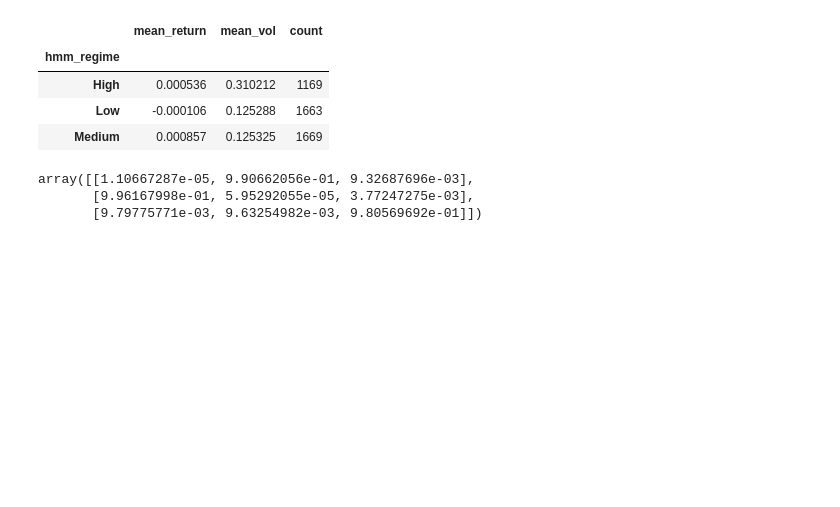
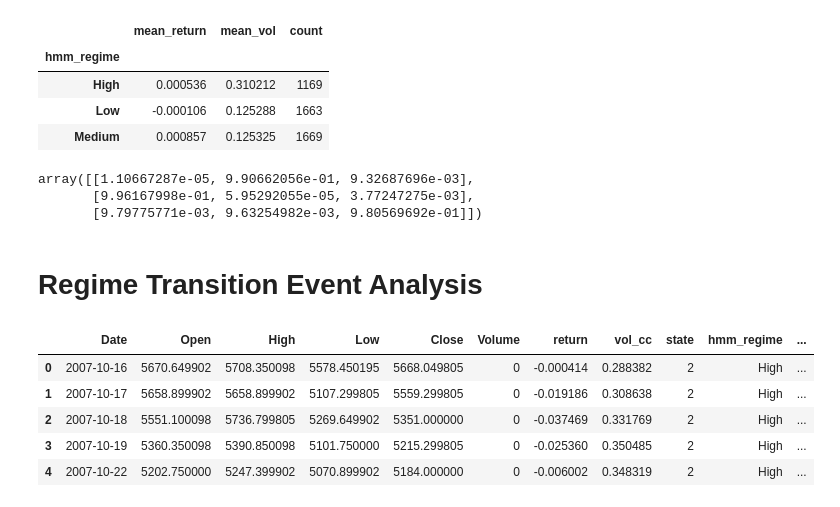
Before and after one commit to Anaemos/Vorticity, a Jupyter notebook: notebooks_02/regime_transition_analysis.ipynb, the cells around one changed output. Drawn from its saved outputs; the diff is of its cells as text; code cells hidden in the pictures; blank space fills up the shorter version.

```diff
--- a/notebooks_02/regime_transition_analysis.ipynb
+++ b/notebooks_02/regime_transition_analysis.ipynb
@@ -90,3 +90,18 @@ hmm_model.transmat_
 array([[1.10667287e-05, 9.90662056e-01, 9.32687696e-03],
        [9.96167998e-01, 5.95292055e-05, 3.77247275e-03],
        [9.79775771e-03, 9.63254982e-03, 9.80569692e-01]])
+# %% [markdown]
+# **Regime Transition Event Analysis**
+# %%
+#Detecting transitions
+
+df["prev_regime"] = df["hmm_regime"].shift(1)
+df["transition"] = df["prev_regime"] + " -> " + df["hmm_regime"]
+df.head()
+# %% [output]
+|  | Date | Open | High | Low | Close | Volume | return | vol_cc | state | hmm_regime | ... |
+| 0 | 2007-10-16 | 5670.649902 | 5708.350098 | 5578.450195 | 5668.049805 | 0 | -0.000414 | 0.288382 | 2 | High | ... |
+| 1 | 2007-10-17 | 5658.899902 | 5658.899902 | 5107.299805 | 5559.299805 | 0 | -0.019186 | 0.308638 | 2 | High | ... |
+| 2 | 2007-10-18 | 5551.100098 | 5736.799805 | 5269.649902 | 5351.000000 | 0 | -0.037469 | 0.331769 | 2 | High | ... |
+| 3 | 2007-10-19 | 5360.350098 | 5390.850098 | 5101.750000 | 5215.299805 | 0 | -0.025360 | 0.350485 | 2 | High | ... |
+| 4 | 2007-10-22 | 5202.750000 | 5247.399902 | 5070.899902 | 5184.000000 | 0 | -0.006002 | 0.348319 | 2 | High | ... |
```
Also changed, not shown: parts of 8 cells of this notebook.
